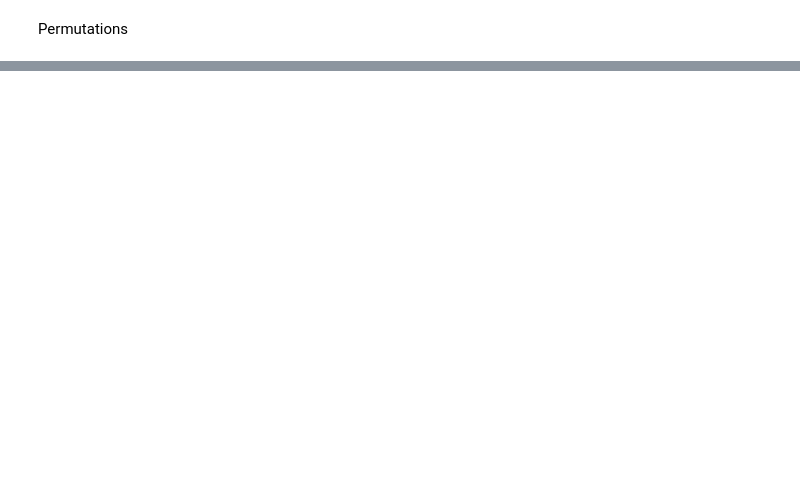
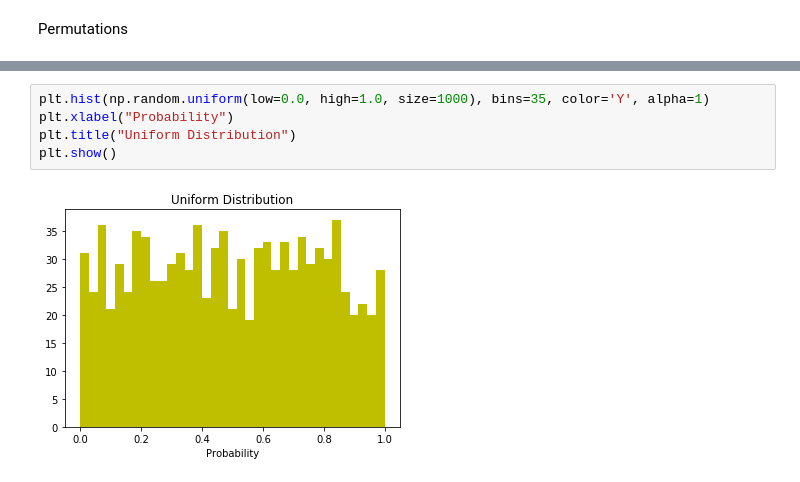
Before and after one commit to bexiturley/assignment-2019-programming-and-data-analysis, a Jupyter notebook: numpyrandom-Copy1.ipynb, the cells around one changed output, grey strips where cells are left out. Drawn from its saved outputs; the diff is of its cells as text; blank space fills up the shorter version.

```diff
--- a/numpyrandom-Copy1.ipynb
+++ b/numpyrandom-Copy1.ipynb
@@ -197,0 +596,7 @@ NameError: name 'array' is not defined
+# %%
+plt.hist(np.random.uniform(low=0.0, high=1.0, size=1000), bins=35, color='Y', alpha=1)
+plt.xlabel("Probability")
+plt.title("Uniform Distribution")
+plt.show()
+# %% [output]
+[figure, added]
```
Also changed, not shown: parts of 64 cells of this notebook.
